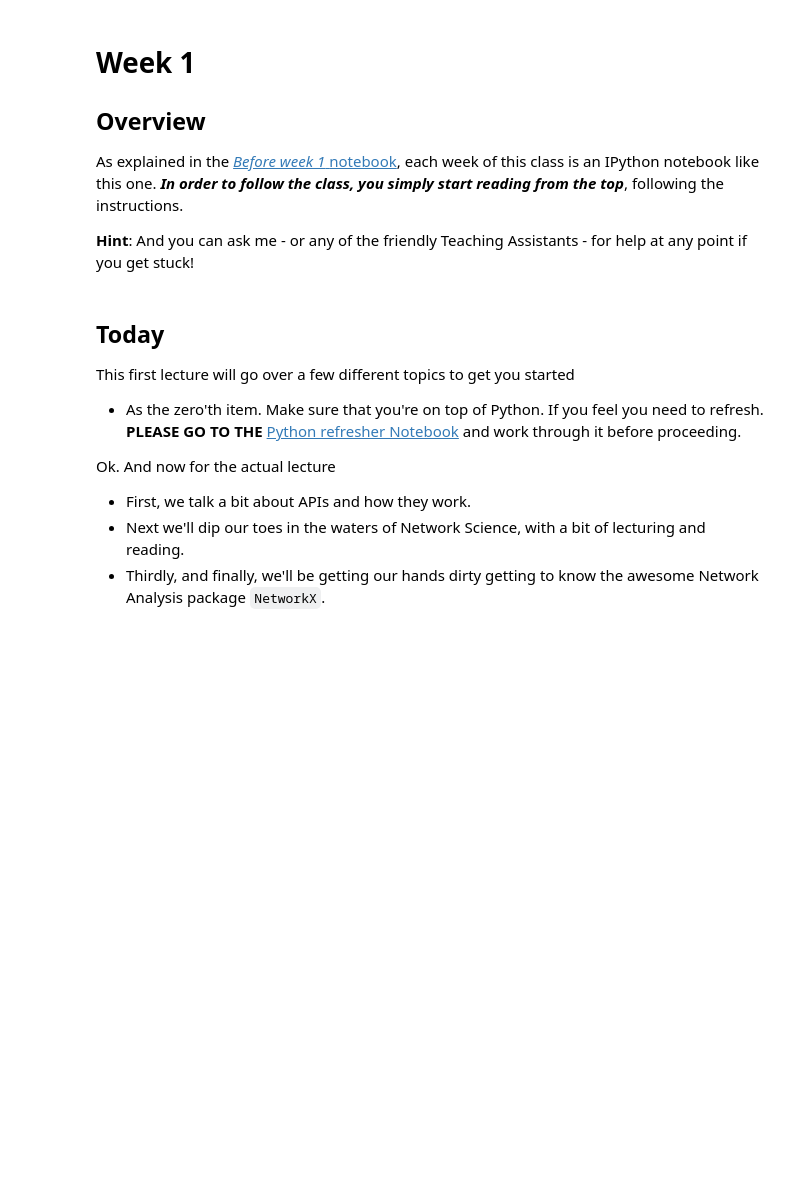
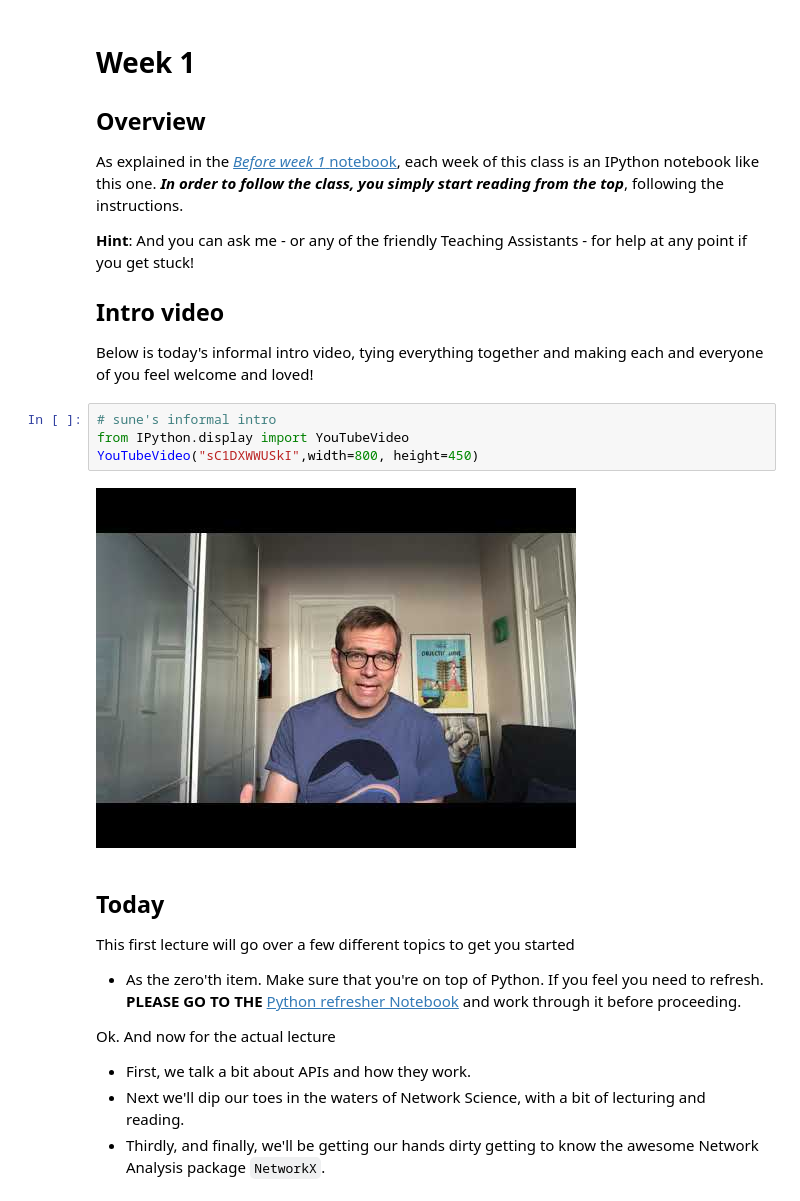
Before and after one commit to SocialComplexityLab/socialgraphs2020, a Jupyter notebook: lectures/Week1.ipynb, the cells around one changed output. Saved outputs shown, nothing was run; the diff lists cells and outputs as text; blank space fills up the shorter version.

Commit message:
added intro video

```diff
--- a/lectures/Week1.ipynb
+++ b/lectures/Week1.ipynb
@@ -6,6 +6,15 @@
 As explained in the [*Before week 1* notebook](https://nbviewer.jupyter.org/github/SocialComplexityLab/socialgraphs2020/blob/master/lectures/How_To_Take_This_Class.ipynb), each week of this class is an IPython notebook like this one. **_In order to follow the class, you simply start reading from the top_**, following the instructions.
 
 **Hint**: And you can ask me - or any of the friendly Teaching Assistants - for help at any point if you get stuck!
+
+## Intro video
+Below is today's informal intro video, tying everything together and making each and everyone of you feel welcome and loved!
+# %%
+# sune's informal intro
+from IPython.display import YouTubeVideo
+YouTubeVideo("sC1DXWWUSkI",width=800, height=450)
+# %% [output]
+[figure, added]
 # %% [markdown]
 ## Today
 
```
Also changed, not shown: parts of 1 cell of this notebook.
